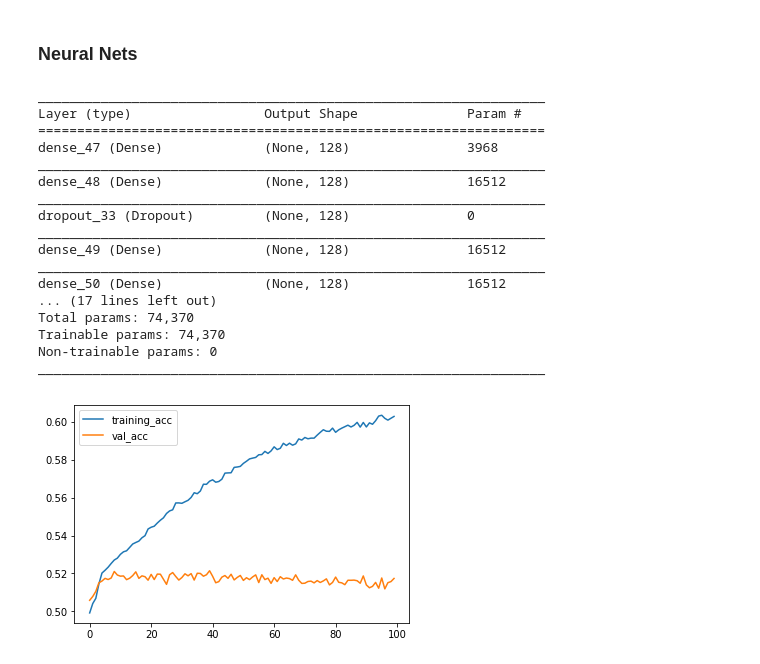
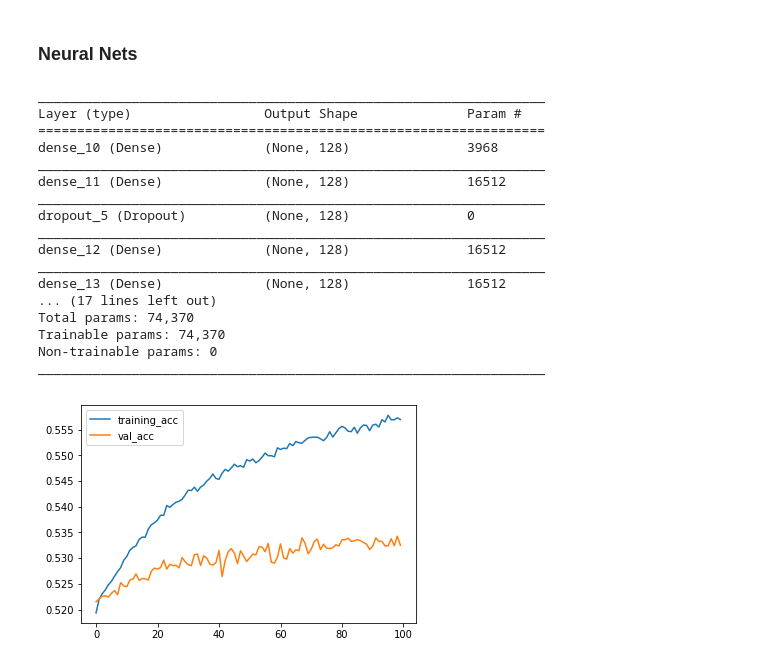
Before and after one commit to alexkapele/jane_street_prediction, a Jupyter notebook: jane_street.ipynb, the cells around one changed output. Cells and saved outputs as stored; diff of their text form; code cells hidden in the pictures.

```diff
--- a/jane_street.ipynb
+++ b/jane_street.ipynb
@@ -17,5 +17,6 @@ import matplotlib.pyplot as plt
 # %%
-train_data = pd.read_csv('Data\\train_data_sample.csv')
+#train_data = pd.read_csv('Data\\train_data_sample.csv')
+train_data = pd.read_csv('Data\\train_data_large_sample.csv')
 # %%
 #Load features.csv
 features = pd.read_csv('Data\\features.csv')
@@ -129,7 +130,7 @@ features = features.set_index('feature')
 import seaborn as sns
 import matplotlib.pyplot as plt
 
-fig, ax = plt.subplots(figsize=(8,20))
-sns.heatmap(features*1,cbar=False)
+fig, ax = plt.subplots(figsize=(6,25))
+sns.heatmap(features*1,cbar=False, linewidths=0.05, linecolor='gray')
 plt.show()
 # %% [output]
@@ -704,15 +734,15 @@ model.summary()
 _________________________________________________________________
 Layer (type)                 Output Shape              Param #
 =================================================================
-dense_47 (Dense)             (None, 128)               3968
+dense_10 (Dense)             (None, 128)               3968
 _________________________________________________________________
-dense_48 (Dense)             (None, 128)               16512
+dense_11 (Dense)             (None, 128)               16512
 _________________________________________________________________
-dropout_33 (Dropout)         (None, 128)               0
+dropout_5 (Dropout)          (None, 128)               0
 _________________________________________________________________
-dense_49 (Dense)             (None, 128)               16512
+dense_12 (Dense)             (None, 128)               16512
 _________________________________________________________________
-dense_50 (Dense)             (None, 128)               16512
+dense_13 (Dense)             (None, 128)               16512
 ... (17 lines left out)
 Total params: 74,370
 Trainable params: 74,370
@@ -727,13 +757,13 @@ plot_learning = PlotLearning()
 # %%
 from keras.callbacks import EarlyStopping
 
 epochs = 100
-batch_size = 128
+batch_size = 512
 
 hist = model.fit(X_train, y_train_cat, epochs=epochs, batch_size=batch_size, validation_data=[X_test,y_test_cat], callbacks=[plot_learning], verbose=0)
 #callbacks=[EarlyStopping(monitor='val_loss', patience=3, min_delta=0.0001)]
 # %% [output]
-[figure, old version]
+[figure, new version]
 # %%
 #Get predictions on training and test set
 y_pred_train = np.argmax(model.predict(X_train),axis=1)
```
Also changed, not shown: parts of 36 cells of this notebook.
